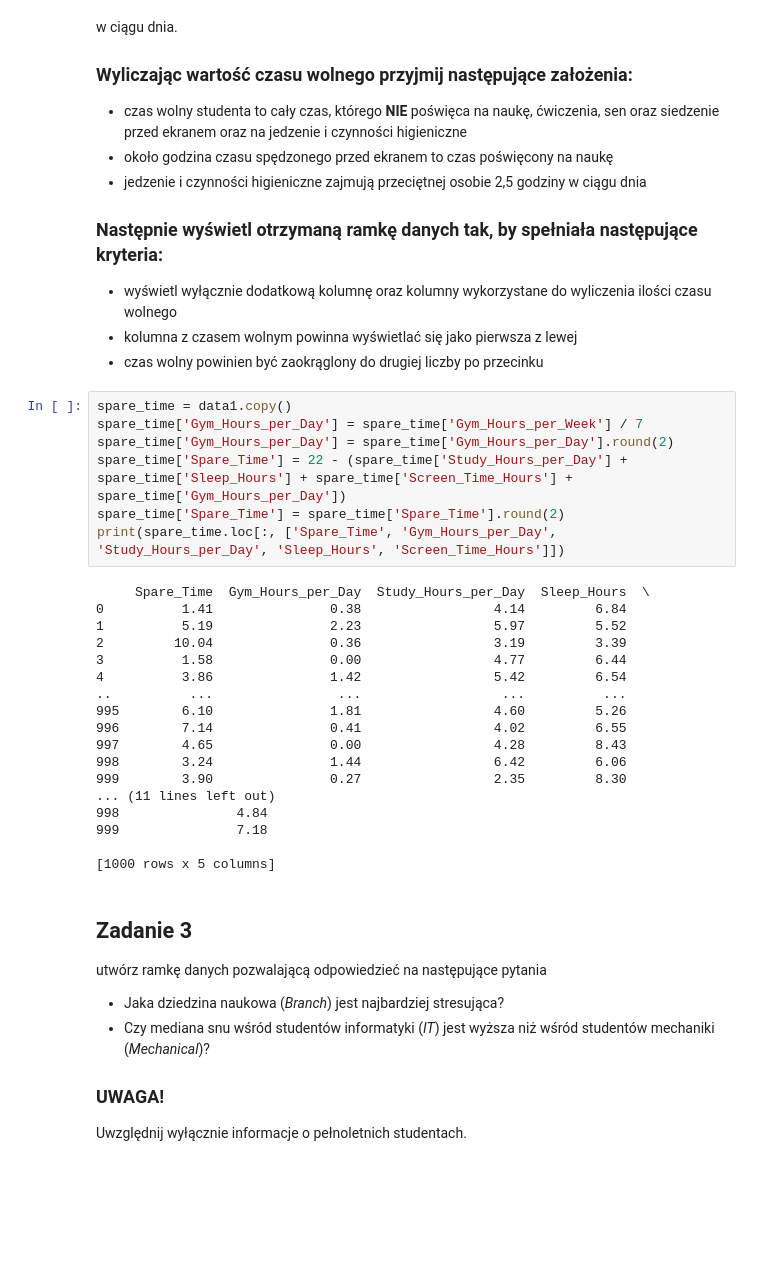
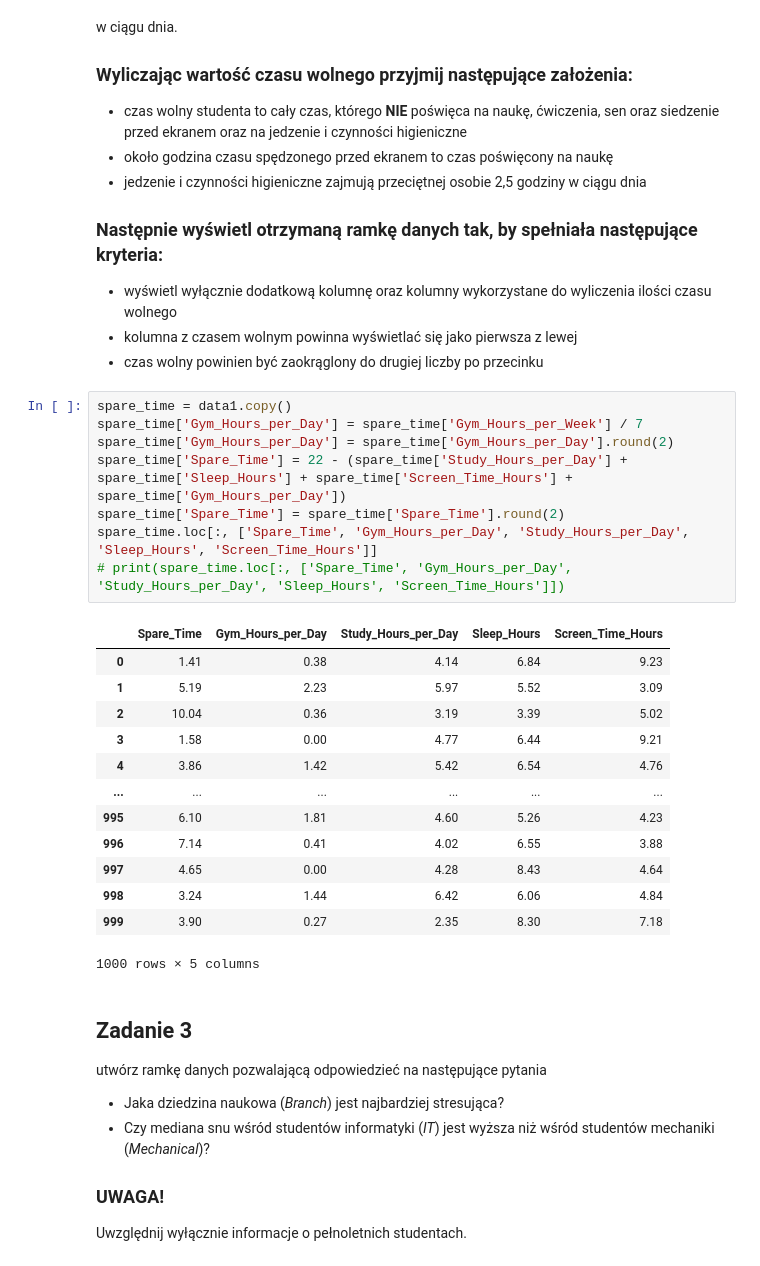
Before and after one commit to Zajecia-na-PWr-LR/lista-1-swientyk, a Jupyter notebook: UczenieMaszynowe_25_26_Lista1.ipynb, the cells around one changed output. Saved outputs shown, nothing was run; the diff lists cells and outputs as text; blank space fills up the shorter version.

```diff
--- a/UczenieMaszynowe_25_26_Lista1.ipynb
+++ b/UczenieMaszynowe_25_26_Lista1.ipynb
@@ -94,28 +93,25 @@ dodaj do ramki danych kolumnę z wyliczoną średnią ilością czasu wolnego, k
 # %%
 spare_time = data1.copy()
 spare_time['Gym_Hours_per_Day'] = spare_time['Gym_Hours_per_Week'] / 7
 spare_time['Gym_Hours_per_Day'] = spare_time['Gym_Hours_per_Day'].round(2)
 spare_time['Spare_Time'] = 22 - (spare_time['Study_Hours_per_Day'] + spare_time['Sleep_Hours'] + spare_time['Screen_Time_Hours'] + spare_time['Gym_Hours_per_Day'])
 spare_time['Spare_Time'] = spare_time['Spare_Time'].round(2)
-print(spare_time.loc[:, ['Spare_Time', 'Gym_Hours_per_Day', 'Study_Hours_per_Day', 'Sleep_Hours', 'Screen_Time_Hours']])
+spare_time.loc[:, ['Spare_Time', 'Gym_Hours_per_Day', 'Study_Hours_per_Day', 'Sleep_Hours', 'Screen_Time_Hours']]
+# print(spare_time.loc[:, ['Spare_Time', 'Gym_Hours_per_Day', 'Study_Hours_per_Day', 'Sleep_Hours', 'Screen_Time_Hours']])
 # %% [output]
+|  | Spare_Time | Gym_Hours_per_Day | Study_Hours_per_Day | Sleep_Hours | Screen_Time_Hours |
+| 0 | 1.41 | 0.38 | 4.14 | 6.84 | 9.23 |
+| 1 | 5.19 | 2.23 | 5.97 | 5.52 | 3.09 |
+| 2 | 10.04 | 0.36 | 3.19 | 3.39 | 5.02 |
+| 3 | 1.58 | 0.00 | 4.77 | 6.44 | 9.21 |
+| 4 | 3.86 | 1.42 | 5.42 | 6.54 | 4.76 |
+| ... | ... | ... | ... | ... | ... |
+| 995 | 6.10 | 1.81 | 4.60 | 5.26 | 4.23 |
+| 996 | 7.14 | 0.41 | 4.02 | 6.55 | 3.88 |
+| 997 | 4.65 | 0.00 | 4.28 | 8.43 | 4.64 |
+| 998 | 3.24 | 1.44 | 6.42 | 6.06 | 4.84 |
+| 999 | 3.90 | 0.27 | 2.35 | 8.30 | 7.18 |
-     Spare_Time  Gym_Hours_per_Day  Study_Hours_per_Day  Sleep_Hours  \
-0          1.41               0.38                 4.14         6.84
-1          5.19               2.23                 5.97         5.52
-2         10.04               0.36                 3.19         3.39
-3          1.58               0.00                 4.77         6.44
-4          3.86               1.42                 5.42         6.54
-..          ...                ...                  ...          ...
-995        6.10               1.81                 4.60         5.26
-996        7.14               0.41                 4.02         6.55
-997        4.65               0.00                 4.28         8.43
-998        3.24               1.44                 6.42         6.06
-999        3.90               0.27                 2.35         8.30
-... (11 lines left out)
-998               4.84
-999               7.18
-
-[1000 rows x 5 columns]
+1000 rows × 5 columns
 # %% [markdown]
 ## Zadanie 3
 utwórz ramkę danych pozwalającą odpowiedzieć na następujące pytania
```
Also changed, not shown: parts of 2 cells of this notebook.
